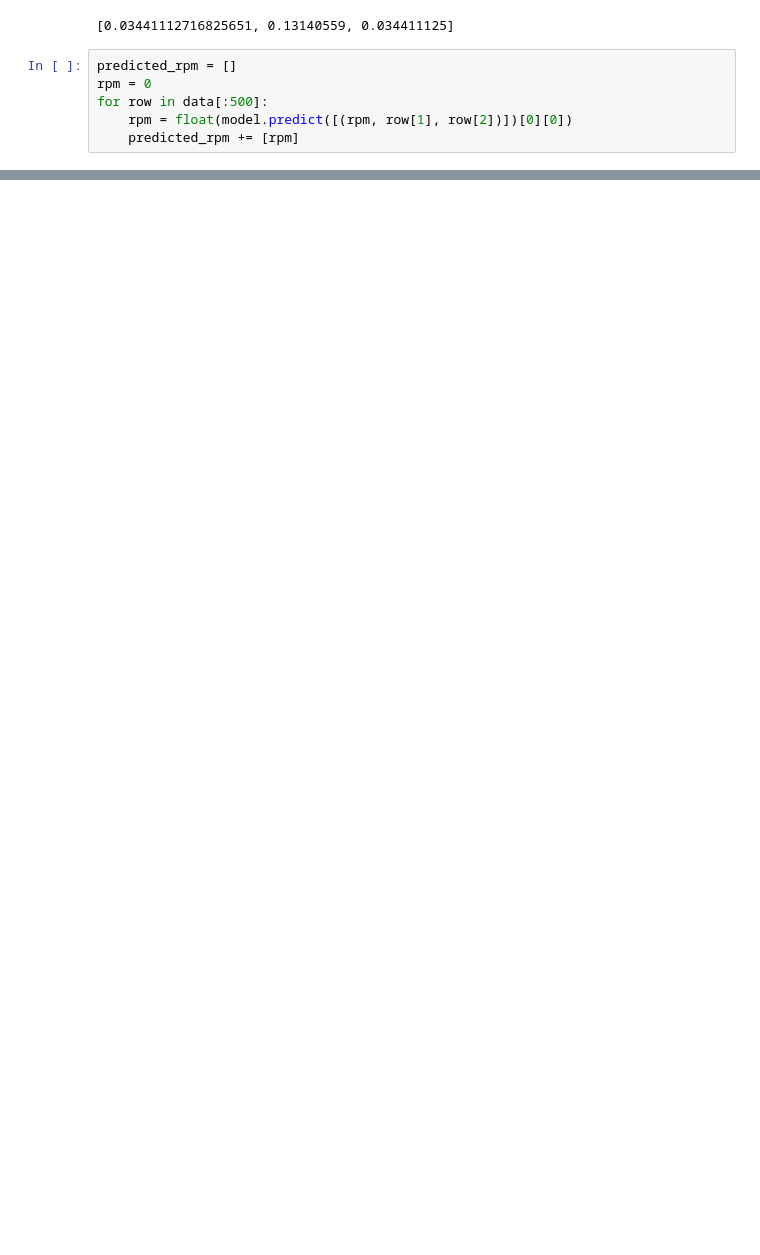
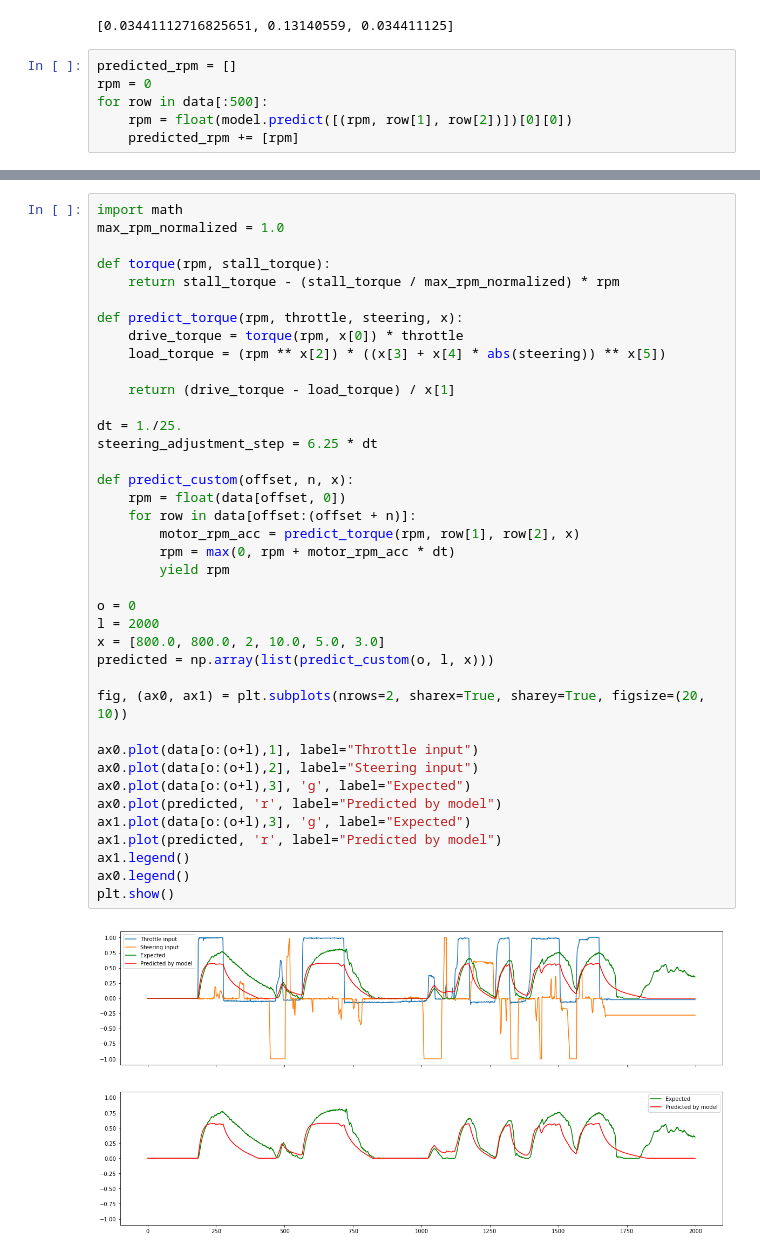
Before and after one commit to simonrozsival/racer, a Jupyter notebook: experiments/motor-rpm-experiment/rpm.ipynb, the cells around one changed output, grey strips where cells are left out. Saved outputs shown, nothing was run; the diff lists cells and outputs as text; blank space fills up the shorter version.

```diff
--- a/experiments/motor-rpm-experiment/rpm.ipynb
+++ b/experiments/motor-rpm-experiment/rpm.ipynb
@@ -129,0 +219,41 @@ def test(model):
+# %%
+import math
+max_rpm_normalized = 1.0
+
+def torque(rpm, stall_torque):
+    return stall_torque - (stall_torque / max_rpm_normalized) * rpm
+
+def predict_torque(rpm, throttle, steering, x):
+    drive_torque = torque(rpm, x[0]) * throttle
+    load_torque = (rpm ** x[2]) * ((x[3] + x[4] * abs(steering)) ** x[5])
+
+    return (drive_torque - load_torque) / x[1]
+
+dt = 1./25.
+steering_adjustment_step = 6.25 * dt
+
+def predict_custom(offset, n, x):
+    rpm = float(data[offset, 0])
+    for row in data[offset:(offset + n)]:
+        motor_rpm_acc = predict_torque(rpm, row[1], row[2], x)
+        rpm = max(0, rpm + motor_rpm_acc * dt)
+        yield rpm
+
+o = 0
+l = 2000
+x = [800.0, 800.0, 2, 10.0, 5.0, 3.0]
+predicted = np.array(list(predict_custom(o, l, x)))
+
+fig, (ax0, ax1) = plt.subplots(nrows=2, sharex=True, sharey=True, figsize=(20, 10))
+
+ax0.plot(data[o:(o+l),1], label="Throttle input")
+ax0.plot(data[o:(o+l),2], label="Steering input")
+ax0.plot(data[o:(o+l),3], 'g', label="Expected")
+ax0.plot(predicted, 'r', label="Predicted by model")
+ax1.plot(data[o:(o+l),3], 'g', label="Expected")
+ax1.plot(predicted, 'r', label="Predicted by model")
+ax1.legend()
+ax0.legend()
+plt.show()
+# %% [output]
+[figure, added]
```
Also changed, not shown: parts of 8 cells of this notebook, 13 other files.
